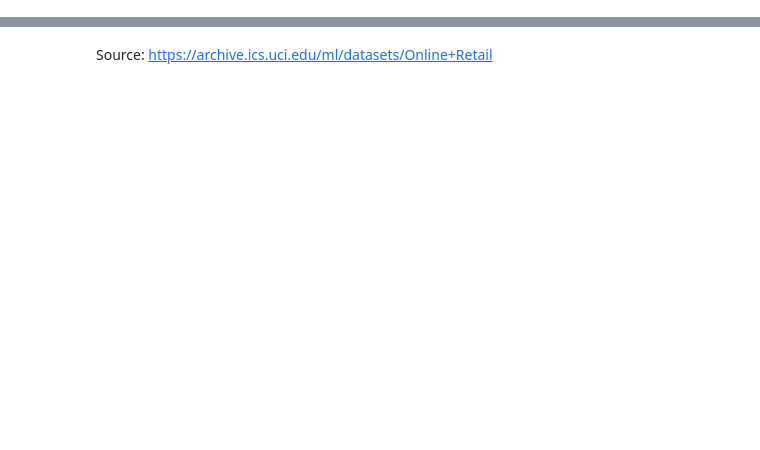
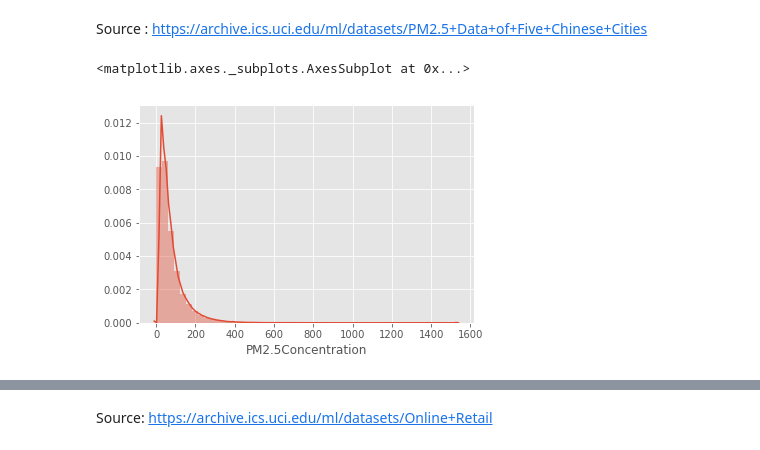
Before and after one commit to uliang/DataViz-with-Seaborn, a Jupyter notebook: DataConnect_presentation.ipynb, the cells around one changed output, grey strips where cells are left out. Drawn from its saved outputs; the diff is of its cells as text; code cells hidden in the pictures; blank space fills up the shorter version.

```diff
--- a/DataConnect_presentation.ipynb
+++ b/DataConnect_presentation.ipynb
@@ -17,0 +25,5 @@ import os
+# %%
+dataPath = os.path.join(os.getcwd(), "FiveCitiesPMData")
+# %%
+dataFiles = os.listdir(dataPath)
+dataFiles
@@ -17,0 +36,15 @@ import os
+# %%
+df_dict = {}
+for f in dataFiles:
+    df = pd.read_csv(os.path.join("FiveCitiesPMData", f), index_col=0)
+    pm_cols = df.filter(regex="PM").columns
+    id_cols = df.columns.difference(pm_cols)
+    print(pm_cols)
+    df = df.melt(id_vars= id_cols, value_vars=pm_cols, var_name="Station", value_name="PM2.5Concentration")
+    reg = re.search("\w+(?=PM)", f)
+    city_name = reg.group(0)
+    print("Load {}".format(city_name))
+    df_dict[city_name] = df
+
+PM_dataset = pd.concat(df_dict, names=["City"])
+PM_dataset.sample(5)
@@ -17,0 +69,9 @@ import os
+# %% [markdown]
+Source : https://archive.ics.uci.edu/ml/datasets/PM2.5+Data+of+Five+Chinese+Cities
+# %%
+plot_df = PM_dataset.dropna()
+# %%
+sns.distplot(plot_df["PM2.5Concentration"]);
+# %% [output]
+<matplotlib.axes._subplots.AxesSubplot at 0x...>
+[figure, added]
```
Also changed, not shown: parts of 21 cells of this notebook, 5 other files.
